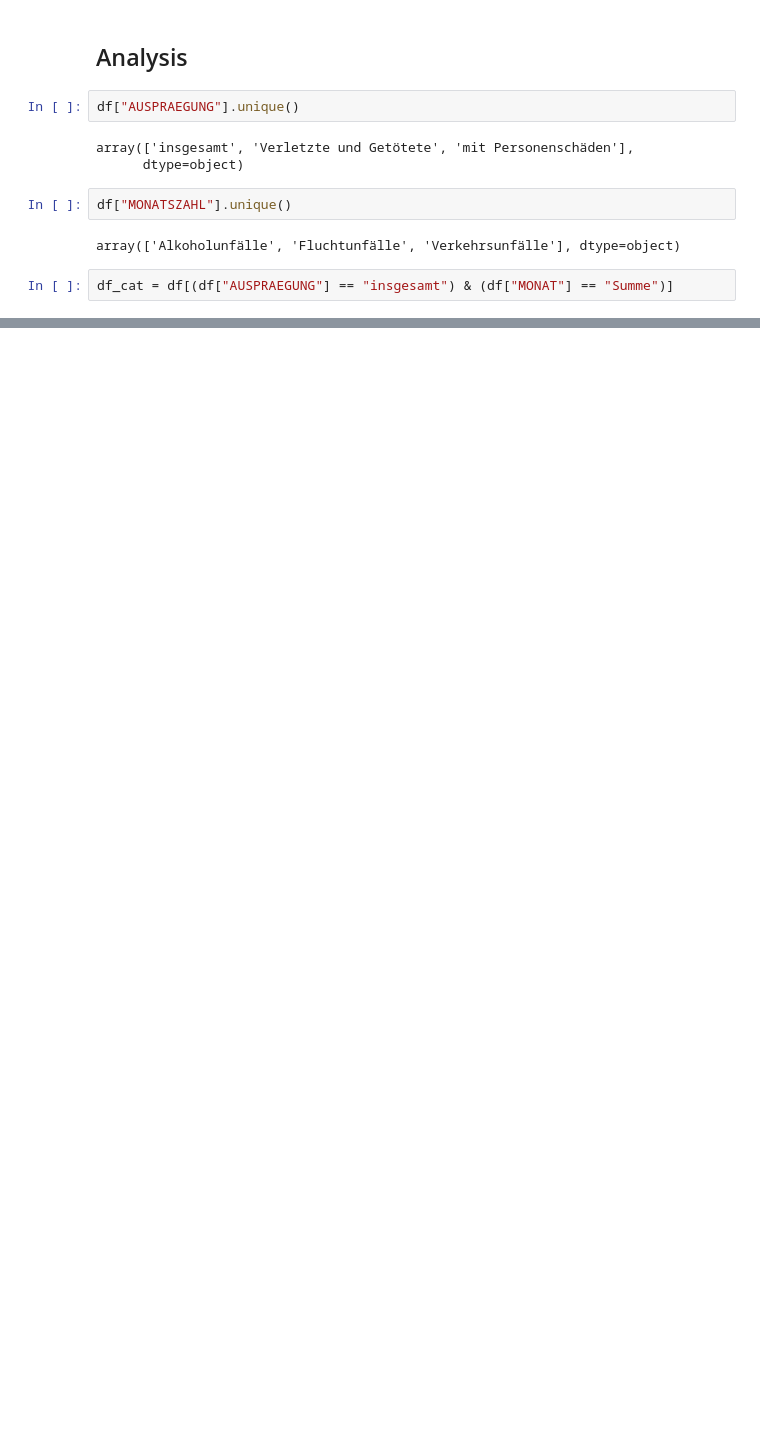
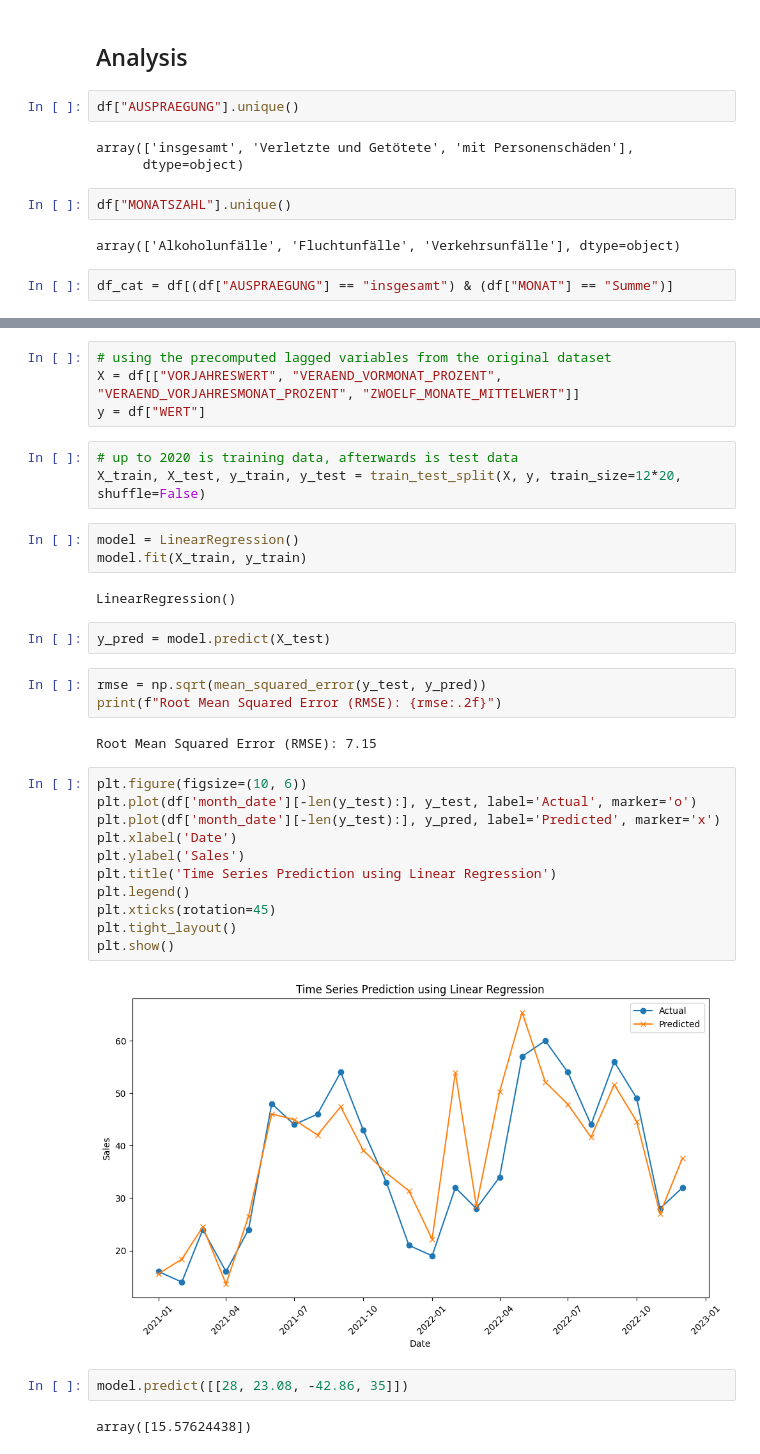
Before and after one commit to iVonka/DPS-AI-Challenge, a Jupyter notebook: notebook.ipynb, the cells around one changed output, grey strips where cells are left out. Saved outputs shown, nothing was run; the diff lists cells and outputs as text; blank space fills up the shorter version.

```diff
--- a/notebook.ipynb
+++ b/notebook.ipynb
@@ -77,0 +139,36 @@ plt.show()
+# %%
+# using the precomputed lagged variables from the original dataset
+X = df[["VORJAHRESWERT", "VERAEND_VORMONAT_PROZENT", "VERAEND_VORJAHRESMONAT_PROZENT", "ZWOELF_MONATE_MITTELWERT"]]
+y = df["WERT"]
+# %%
+# up to 2020 is training data, afterwards is test data
+X_train, X_test, y_train, y_test = train_test_split(X, y, train_size=12*20, shuffle=False)
+# %%
+model = LinearRegression()
+model.fit(X_train, y_train)
+# %% [output]
+LinearRegression()
+# %%
+y_pred = model.predict(X_test)
+# %%
+rmse = np.sqrt(mean_squared_error(y_test, y_pred))
+print(f"Root Mean Squared Error (RMSE): {rmse:.2f}")
+# %% [output]
+Root Mean Squared Error (RMSE): 7.15
+# %%
+plt.figure(figsize=(10, 6))
+plt.plot(df['month_date'][-len(y_test):], y_test, label='Actual', marker='o')
+plt.plot(df['month_date'][-len(y_test):], y_pred, label='Predicted', marker='x')
+plt.xlabel('Date')
+plt.ylabel('Sales')
+plt.title('Time Series Prediction using Linear Regression')
+plt.legend()
+plt.xticks(rotation=45)
+plt.tight_layout()
+plt.show()
+# %% [output]
+[figure, added]
+# %%
+model.predict([[28, 23.08, -42.86, 35]])
+# %% [output]
+array([15.57624438])
```
Also changed, not shown: parts of 18 cells of this notebook.
